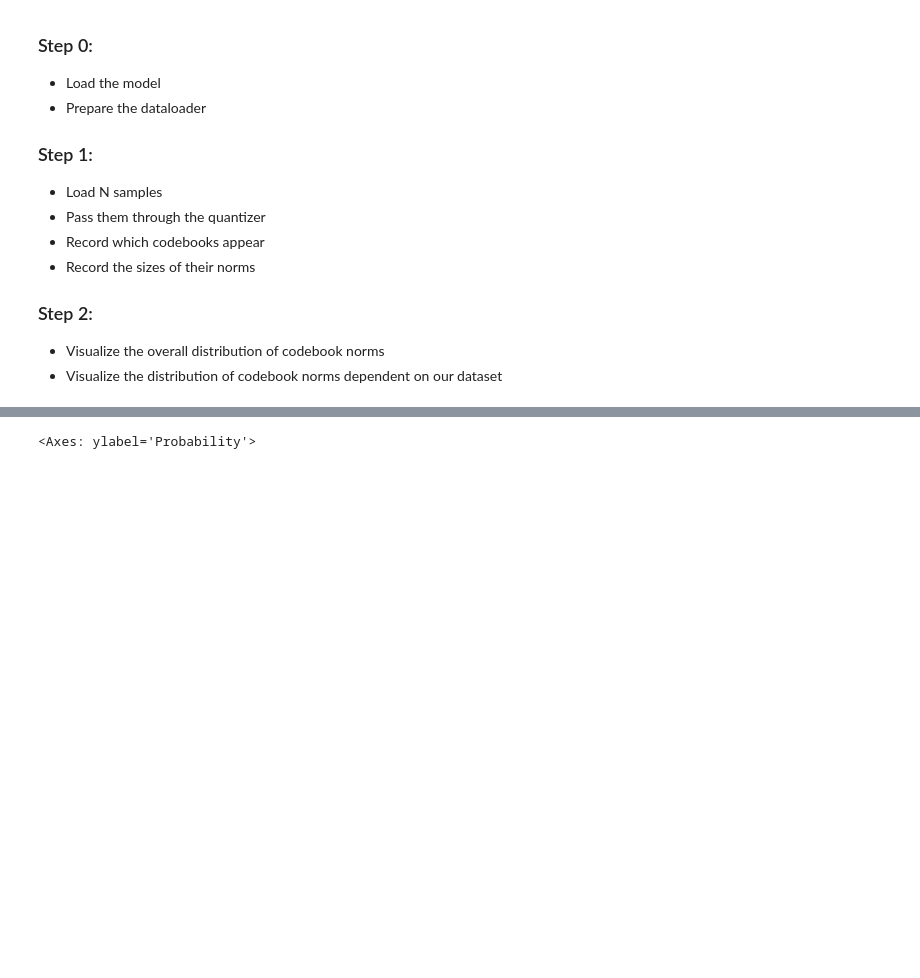
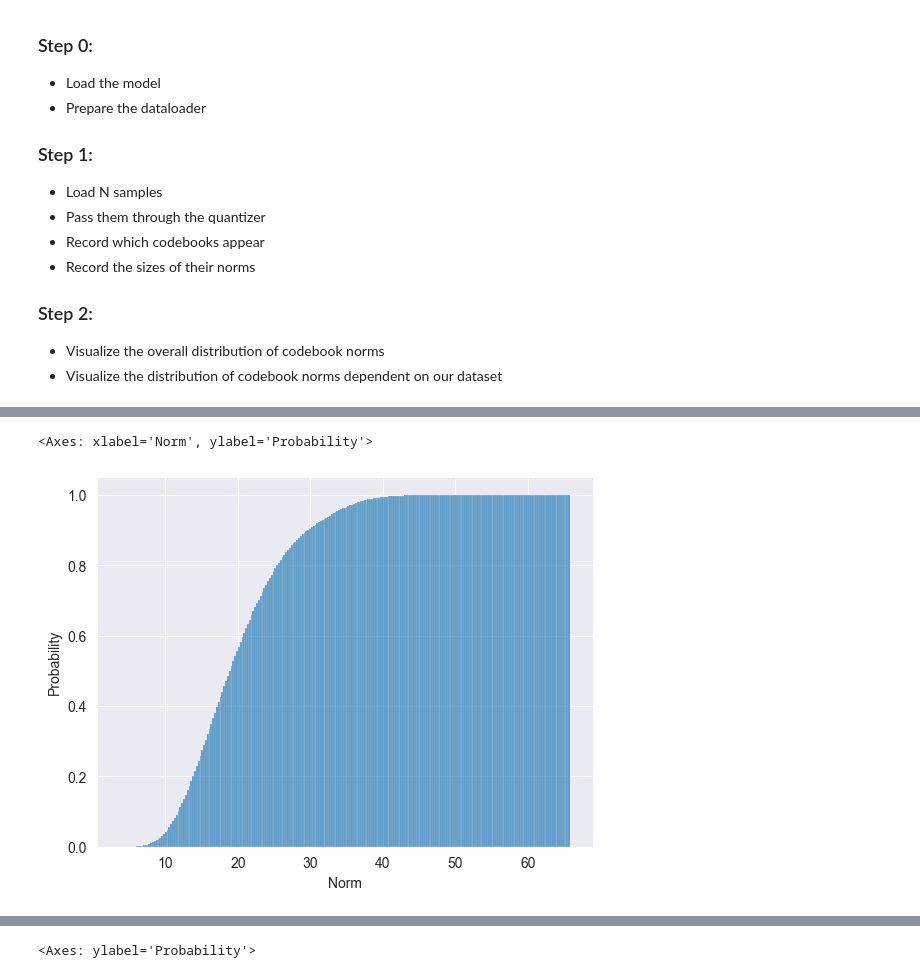
Before and after one commit to BrugerX/taming-transformers, a Jupyter notebook: scripts/InvestigatingNorms.ipynb, the cells around one changed output, grey strips where cells are left out. Saved outputs shown, nothing was run; the diff lists cells and outputs as text; code cells hidden in the pictures; blank space fills up the shorter version.

```diff
--- a/scripts/InvestigatingNorms.ipynb
+++ b/scripts/InvestigatingNorms.ipynb
@@ -140,2 +189,7 @@ sb.histplot(empirical_norms_DF["Norm"],stat="probability")
+# %%
+sb.histplot(empirical_norms_DF["Norm"],stat="probability",cumulative=True)
+# %% [output]
+<Axes: xlabel='Norm', ylabel='Probability'>
+[figure, added]
 # %%
 sb.histplot(empirical_norms_DF["Percentage_above_1"],stat="probability",bins=200)
```
Also changed, not shown: parts of 13 cells of this notebook, 6 other files.
